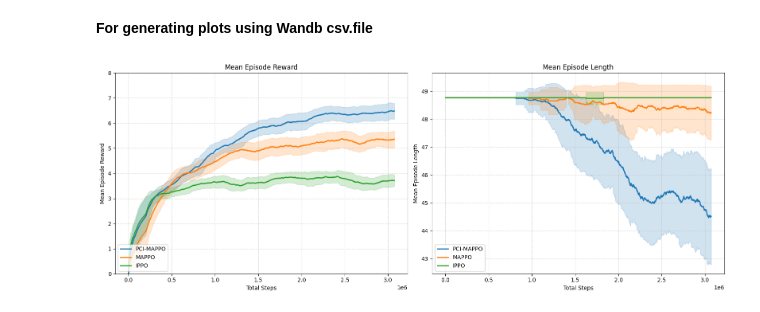
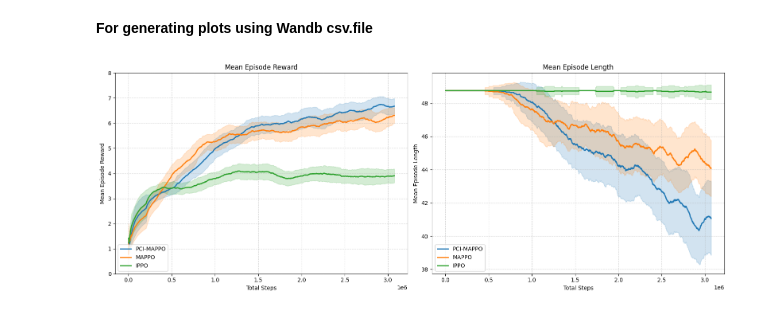
Before and after one commit to chamjinJoo/credit_assign_IRR, a Jupyter notebook: plots/csv_plot.ipynb, the cells around one changed output. Drawn from its saved outputs; the diff is of its cells as text; code cells hidden in the pictures.

```diff
--- a/plots/csv_plot.ipynb
+++ b/plots/csv_plot.ipynb
@@ -81,19 +81,19 @@ def plot_custom_colors(df_reward, df_length, models_config, window_size=50):
 # %%
 # 데이터 로드
 csv_dir = 'wandb_csv'
-reward_file = os.path.join(csv_dir, 'sh4_episode_reward.csv')
-length_file = os.path.join(csv_dir, 'sh4_episode_length.csv')
+reward_file = os.path.join(csv_dir, 'sh3_episode_reward.csv')
+length_file = os.path.join(csv_dir, 'sh3_episode_length.csv')
 df_reward = pd.read_csv(reward_file)
 df_length = pd.read_csv(length_file)
 
 # 모델 설정: 'exclude' 옵션을 사용하여 특정 환경 이름 없이 구분
 models_config = {
     "PCI-MAPPO": {"keyword": "pci_mappo", "color": "tab:blue"},
     "MAPPO":     {"keyword": "mappo", "exclude": "pci", "color": "tab:orange"}, # 'pci'가 없는 'mappo'만 선택
     "IPPO":      {"keyword": "ippo", "color": "tab:green"},
 }
 
 # 그래프 그리기
 plot_custom_colors(df_reward, df_length, models_config, window_size=100)
 # %% [output]
-[figure, old version]
+[figure, new version]
```
Also changed, not shown: 28 other files.
